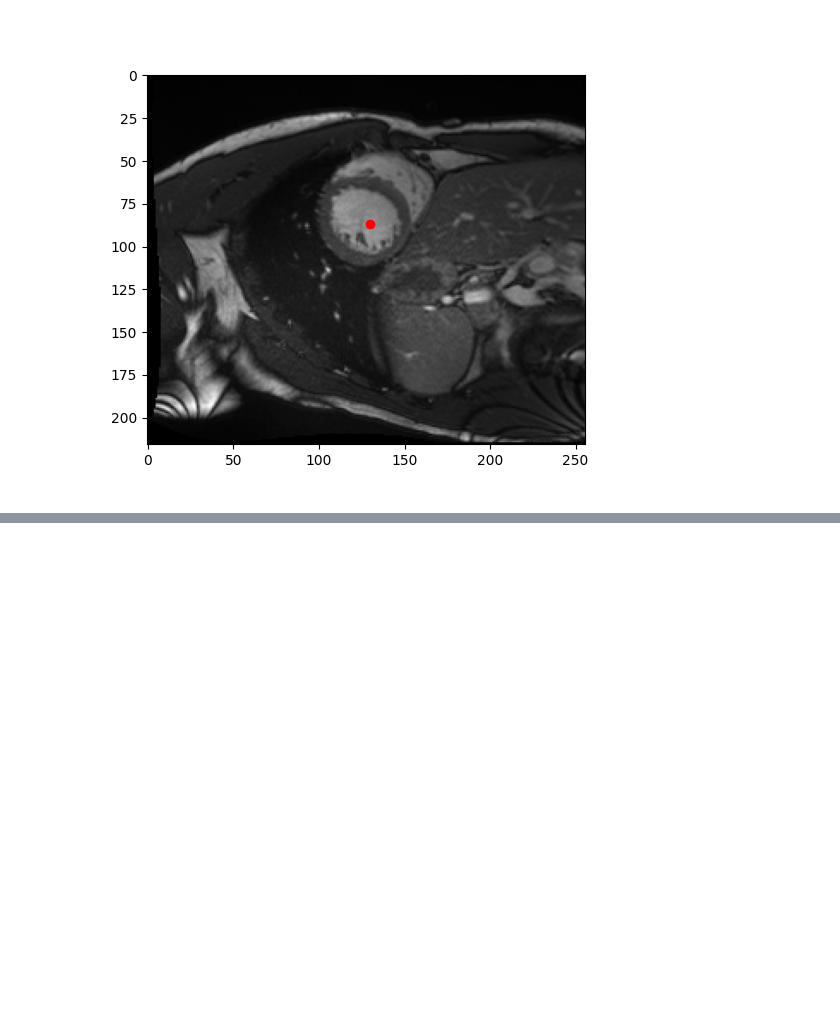
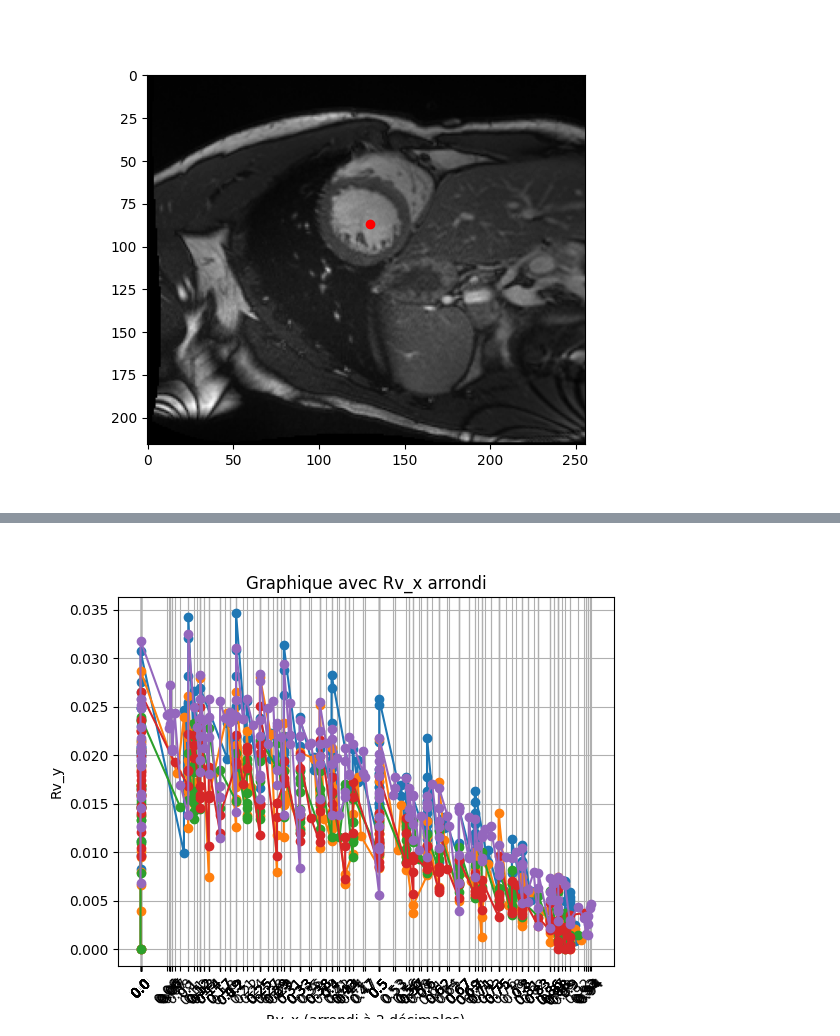
Before and after one commit to titiuo/Segmentation-IRM, a Jupyter notebook: Rendu/results.ipynb, the cells around one changed output, grey strips where cells are left out. Cells and saved outputs as stored; diff of their text form; code cells hidden in the pictures; blank space fills up the shorter version.

```diff
--- a/Rendu/results.ipynb
+++ b/Rendu/results.ipynb
@@ -578,0 +770,93 @@ plt.show()
+# %%
+Dcm_patients = [str("00" + str(i)) if len(str(i)) == 1 else str("0"+str(i)) for i in range(1, 21)]
+Hcm_patients = [str("0"+str(i)) for i in range(21, 41)]
+Minf_patients = [str("0"+str(i)) for i in range(41, 61)]
+Nor_patients = [str("0"+str(i)) for i in range(61, 81)]
+Rv_patients = [str("0"+str(i)) for i in range(81, 100)]
+
+with open('rayons.json', "r") as file:
+    data = json.load(file)
+
+Dcm_x = []
+Dcm_y =[]
+for id in Dcm_patients:
+    Dcm_x+=list(data[id].keys())
+    Dcm_y+=list(data[id].values())
+sorted_pairs = sorted(zip(Dcm_x, Dcm_y))  # Trie selon Dcm_x
+Dcm_x_sorted, Dcm_y_sorted = zip(*sorted(zip(Dcm_x, Dcm_y)))
+Dcm_x_sorted_float = [float(x) for x in Dcm_x_sorted]
+rounded_x = np.round(Dcm_x_sorted_float, 2)
+plt.figure()
+plt.plot(Dcm_x_sorted_float, Dcm_y_sorted, marker='o')
+plt.xticks(Dcm_x_sorted_float, labels=rounded_x, rotation=45)
+plt.xlabel("Dcm_x (arrondi à 2 décimales)")
+plt.ylabel("Dcm_y")
+plt.title("Graphique avec Dcm_x arrondi")
+plt.grid(True)
+
+Hcm_x = []
+Hcm_y =[]
+for id in Hcm_patients:
+    Hcm_x+=list(data[id].keys())
+    Hcm_y+=list(data[id].values())
+sorted_pairs = sorted(zip(Hcm_x, Hcm_y))
+Hcm_x_sorted, Hcm_y_sorted = zip(*sorted(zip(Hcm_x, Hcm_y)))
+Hcm_x_sorted_float = [float(x) for x in Hcm_x_sorted]
+rounded_x = np.round(Hcm_x_sorted_float, 2)
+plt.plot(Hcm_x_sorted_float, Hcm_y_sorted, marker='o')
+plt.xticks(Hcm_x_sorted_float, labels=rounded_x, rotation=45)
+plt.xlabel("Hcm_x (arrondi à 2 décimales)")
+plt.ylabel("Hcm_y")
+plt.title("Graphique avec Hcm_x arrondi")
+plt.grid(True)
+
+Minf_x = []
+Minf_y =[]
+for id in Minf_patients:
+    Minf_x+=list(data[id].keys())
+    Minf_y+=list(data[id].values())
+sorted_pairs = sorted(zip(Minf_x, Minf_y))
+Minf_x_sorted, Minf_y_sorted = zip(*sorted(zip(Minf_x, Minf_y)))
+Minf_x_sorted_float = [float(x) for x in Minf_x_sorted]
+rounded_x = np.round(Minf_x_sorted_float, 2)
+plt.plot(Minf_x_sorted_float, Minf_y_sorted, marker='o')
+plt.xticks(Minf_x_sorted_float, labels=rounded_x, rotation=45)
+plt.xlabel("Minf_x (arrondi à 2 décimales)")
+plt.ylabel("Minf_y")
+plt.title("Graphique avec Minf_x arrondi")
+plt.grid(True)
+
+Nor_x = []
+Nor_y =[]
+for id in Nor_patients:
+    Nor_x+=list(data[id].keys())
+    Nor_y+=list(data[id].values())
+sorted_pairs = sorted(zip(Nor_x, Nor_y))
+Nor_x_sorted, Nor_y_sorted = zip(*sorted(zip(Nor_x, Nor_y)))
+Nor_x_sorted_float = [float(x) for x in Nor_x_sorted]
+rounded_x = np.round(Nor_x_sorted_float, 2)
+plt.plot(Nor_x_sorted_float, Nor_y_sorted, marker='o')
+plt.xticks(Nor_x_sorted_float, labels=rounded_x, rotation=45)
+plt.xlabel("Nor_x (arrondi à 2 décimales)")
+plt.ylabel("Nor_y")
+plt.title("Graphique avec Nor_x arrondi")
+plt.grid(True)
+
+Rv_x = []
+Rv_y =[]
+for id in Rv_patients:
+    Rv_x+=list(data[id].keys())
+    Rv_y+=list(data[id].values())
+sorted_pairs = sorted(zip(Rv_x, Rv_y))
+Rv_x_sorted, Rv_y_sorted = zip(*sorted(zip(Rv_x, Rv_y)))
+Rv_x_sorted_float = [float(x) for x in Rv_x_sorted]
+rounded_x = np.round(Rv_x_sorted_float, 2)
+plt.plot(Rv_x_sorted_float, Rv_y_sorted, marker='o')
+plt.xticks(Rv_x_sorted_float, labels=rounded_x, rotation=45)
+plt.xlabel("Rv_x (arrondi à 2 décimales)")
+plt.ylabel("Rv_y")
+plt.title("Graphique avec Rv_x arrondi")
+plt.grid(True)
+plt.show()
+# %% [output]
+[figure, added]
```
Also changed, not shown: parts of 13 cells of this notebook.
